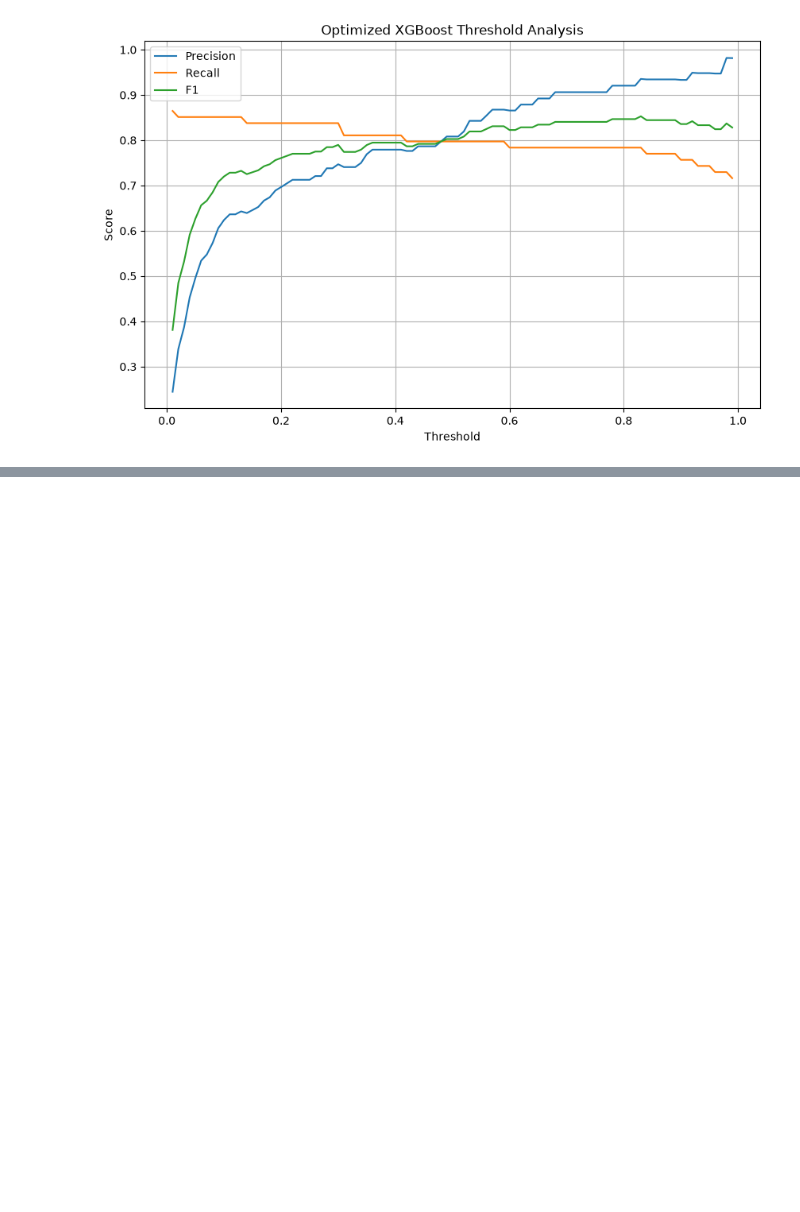
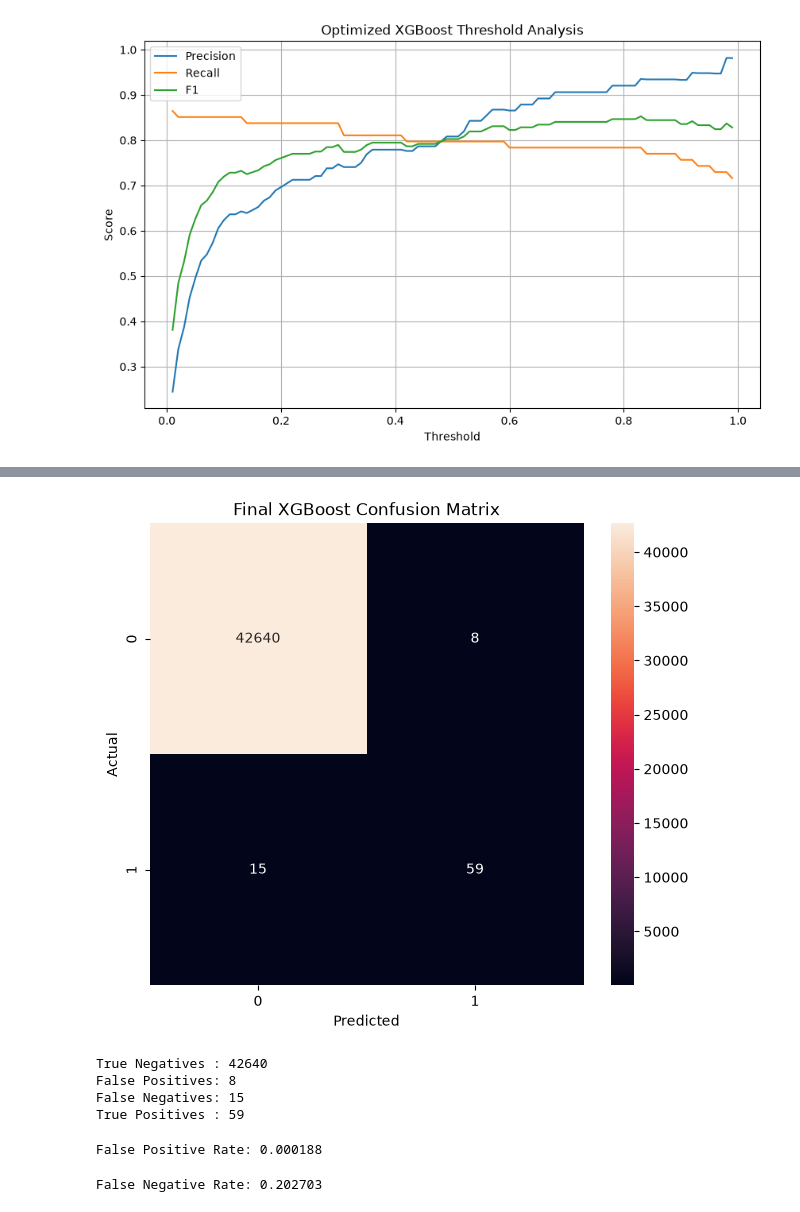
Before and after one commit to KumarDhananjaya/Fraud-Detection-ML-System, a Jupyter notebook: notebooks/06_hyperparameter_tuning.ipynb, the cells around one changed output, grey strips where cells are left out. Cells and saved outputs as stored; diff of their text form; code cells hidden in the pictures; blank space fills up the shorter version.

Commit message:
feat(evaluation): perform final test evaluation and save model artifacts

```diff
--- a/notebooks/06_hyperparameter_tuning.ipynb
+++ b/notebooks/06_hyperparameter_tuning.ipynb
@@ -494,0 +503,8 @@ with open(
+# %%
+test_proba = best_xgb.predict_proba(
+    X_test
+)[:, 1]
+# %%
+test_pred = (
+    test_proba >= best_threshold
+).astype(int)
@@ -494,0 +581,49 @@ with open(
+# %%
+final_cm = confusion_matrix(
+    y_test,
+    test_pred
+)
+
+plt.figure(figsize=(7, 6))
+
+sns.heatmap(
+    final_cm,
+    annot=True,
+    fmt="d"
+)
+
+plt.title("Final XGBoost Confusion Matrix")
+plt.xlabel("Predicted")
+plt.ylabel("Actual")
+
+plt.show()
+# %% [output]
+[figure, added]
+# %%
+tn, fp, fn, tp = final_cm.ravel()
+
+print("True Negatives :", tn)
+print("False Positives:", fp)
+print("False Negatives:", fn)
+print("True Positives :", tp)
+# %% [output]
+True Negatives : 42640
+False Positives: 8
+False Negatives: 15
+True Positives : 59
+# %%
+false_positive_rate = fp / (fp + tn)
+
+print(
+    f"False Positive Rate: {false_positive_rate:.6f}"
+)
+# %% [output]
+False Positive Rate: 0.000188
+# %%
+false_negative_rate = fn / (fn + tp)
+
+print(
+    f"False Negative Rate: {false_negative_rate:.6f}"
+)
+# %% [output]
+False Negative Rate: 0.202703
```
Also changed, not shown: parts of 18 cells of this notebook, 4 other files.
